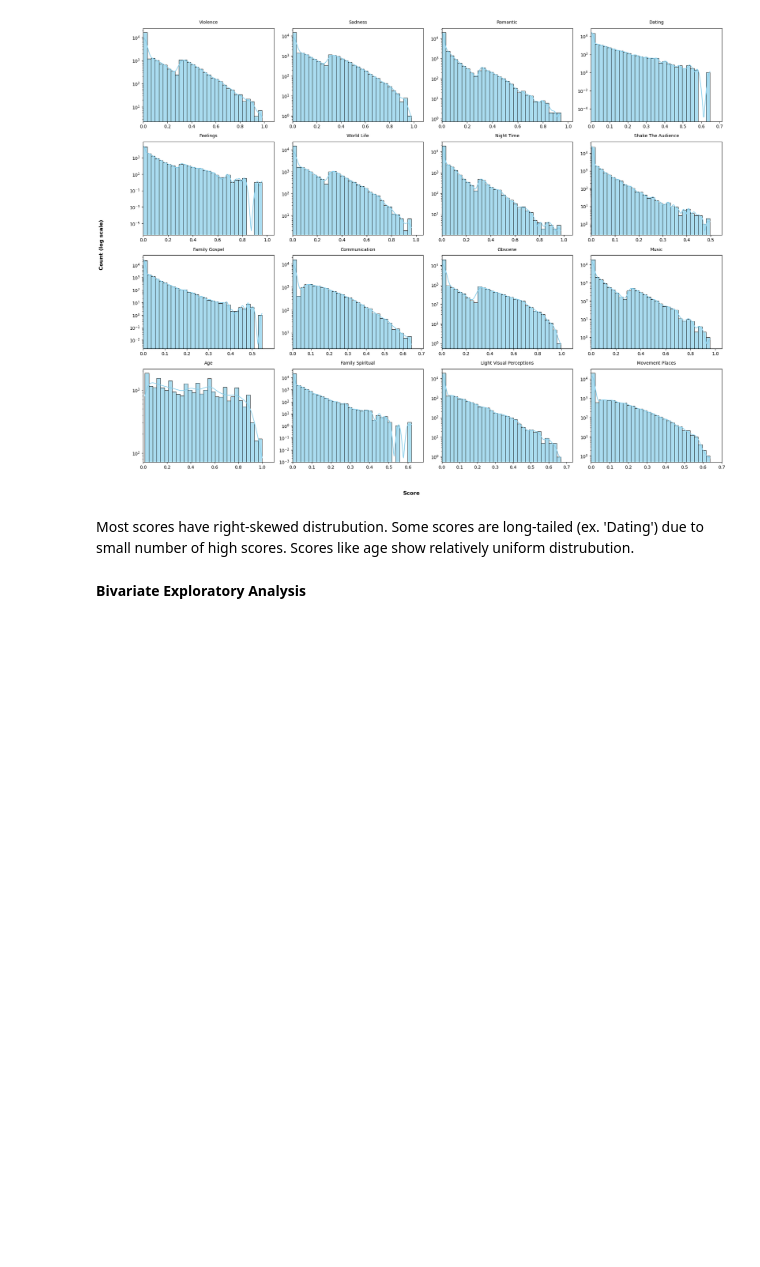
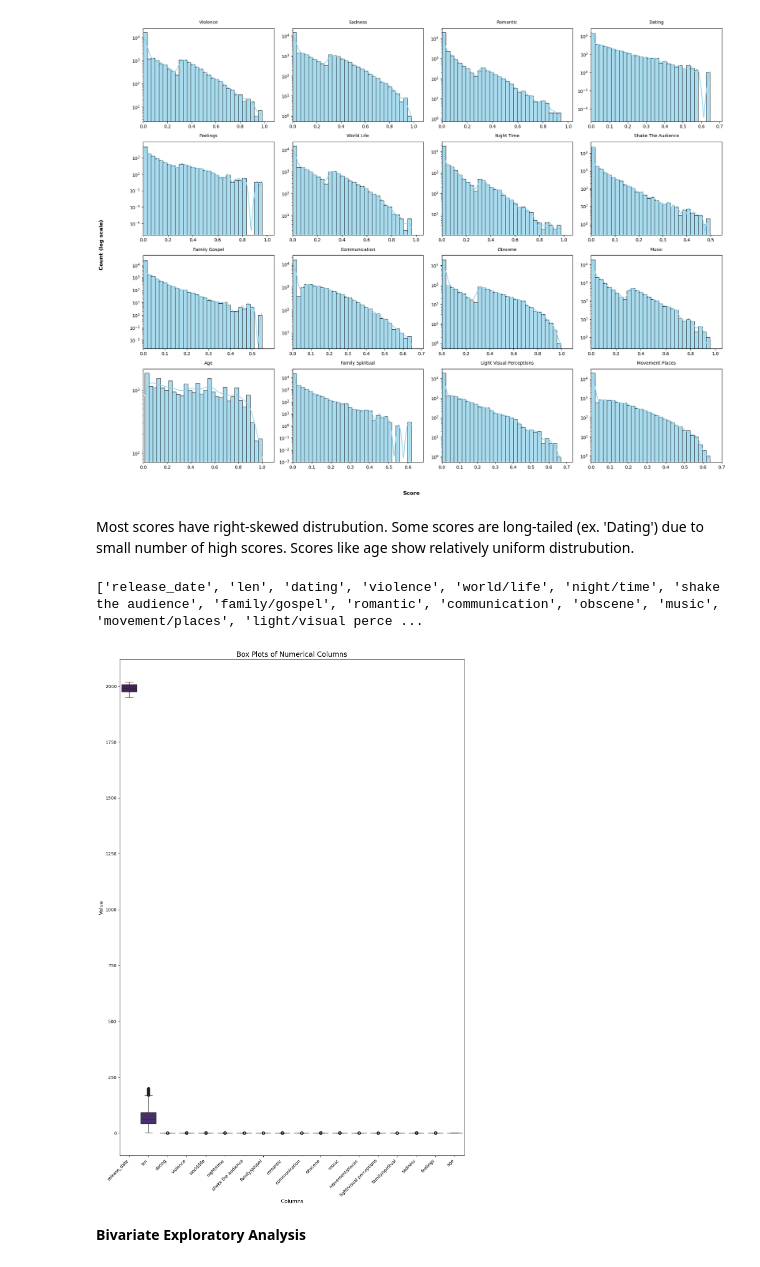
Before and after one commit to Seribii1o1/Music-Recommendation-Algorithm, a Jupyter notebook: code/EDA.ipynb, the cells around one changed output. Cells and saved outputs as stored; diff of their text form; code cells hidden in the pictures; blank space fills up the shorter version.

Commit message:
box plots part 1

```diff
--- a/code/EDA.ipynb
+++ b/code/EDA.ipynb
@@ -253,6 +253,25 @@ plt.show()
 [figure]
 # %% [markdown]
 Most scores have right-skewed distrubution. Some scores are long-tailed (ex. 'Dating') due to small number of high scores. Scores like age show relatively uniform distrubution.
+# %%
+# Numerical Columns with numerical data types (integers and floats)
+numerical_cols = df.select_dtypes(include=np.number).columns.tolist()
+print(numerical_cols)
+# Create a figure and axes for the plot
+plt.figure(figsize=(12, 18)) # Adjust figure size as needed
+
+# Create box plots for all numerical columns at once
+sns.boxplot(data=df[numerical_cols], palette="viridis")
+
+plt.title('Box Plots of Numerical Columns', fontsize=16)
+plt.ylabel('Value', fontsize=12)
+plt.xlabel('Columns', fontsize=12)
+plt.xticks(rotation=45, ha='right') # Rotate x-axis labels for better readability
+plt.tight_layout() # prevent overlapping labels
+plt.show()
+# %% [output]
+['release_date', 'len', 'dating', 'violence', 'world/life', 'night/time', 'shake the audience', 'family/gospel', 'romantic', 'communication', 'obscene', 'music', 'movement/places', 'light/visual perce ...
+[figure, added]
 # %% [markdown]
 **Bivariate Exploratory Analysis**
 # %%
```
